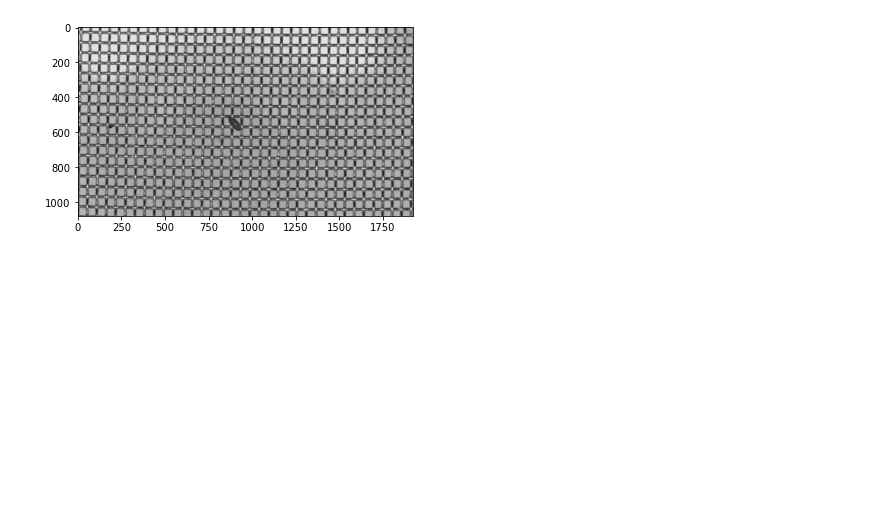
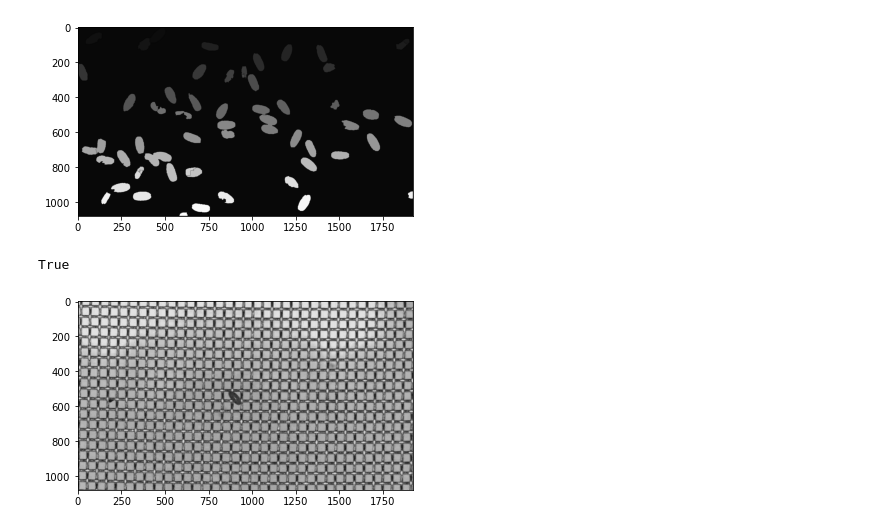
Before and after one commit to chuangjim/transplant_system, a Jupyter notebook: image_processing/image_processing.ipynb, the cells around one changed output. Saved outputs shown, nothing was run; the diff lists cells and outputs as text; code cells hidden in the pictures; blank space fills up the shorter version.

```diff
--- a/image_processing/image_processing.ipynb
+++ b/image_processing/image_processing.ipynb
@@ -88,3 +137,15 @@ show(unknown)
+# %%
+# show(markers)
+test = markers
+test = cv2.normalize(test, None, 0, 255, cv2.NORM_MINMAX)
+show(test)
+cv2.imwrite('./img/watershed.jpg', test)
+
+test2 = cv2.normalize(dist_transform, None, 0, 255, cv2.NORM_MINMAX)
+cv2.imwrite('./img/img_dist_transform.jpg', test2)
+# %% [output]
+[figure, added]
+True
 # %%
 show(img_b)
 show(img_g)
```
Also changed, not shown: parts of 2 cells of this notebook.
